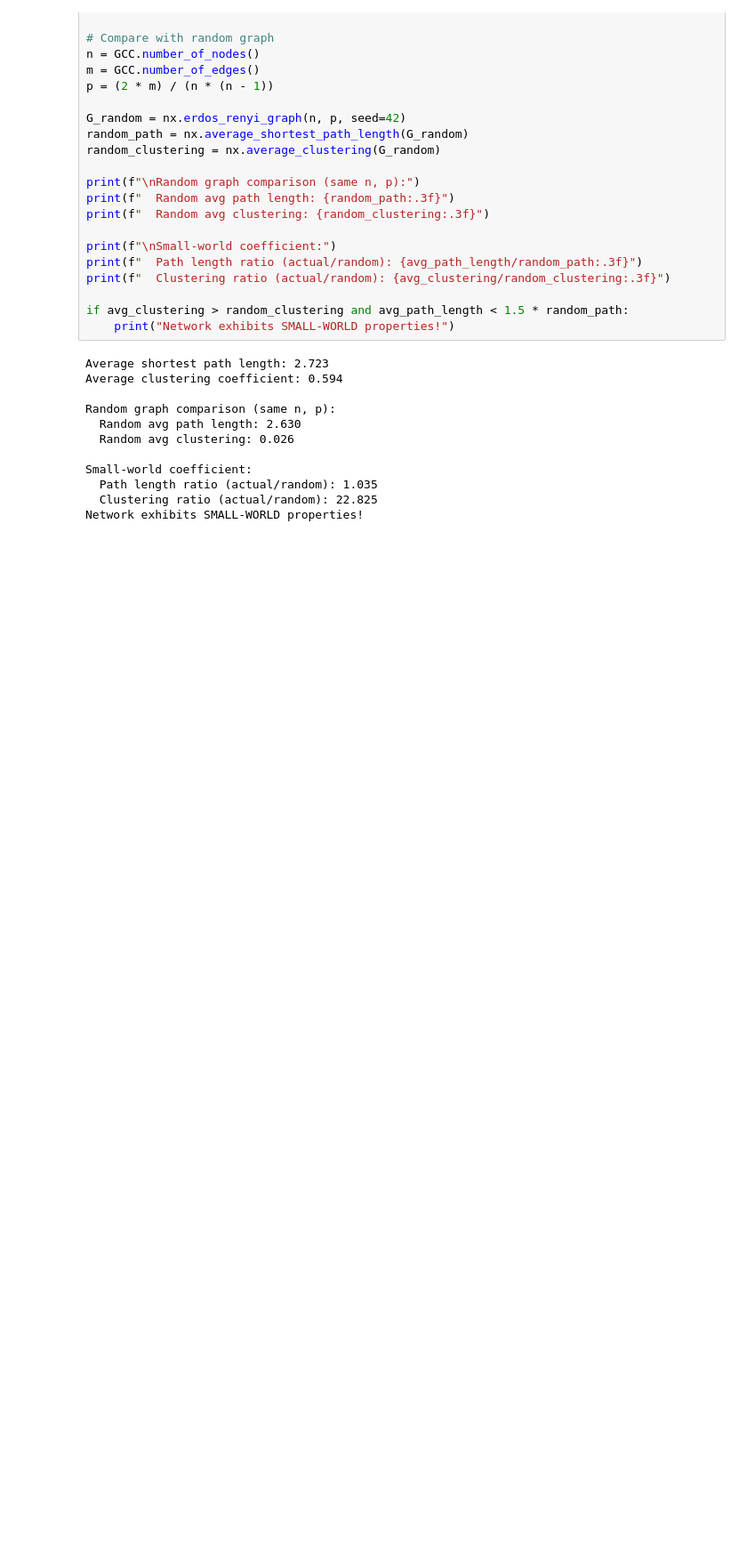
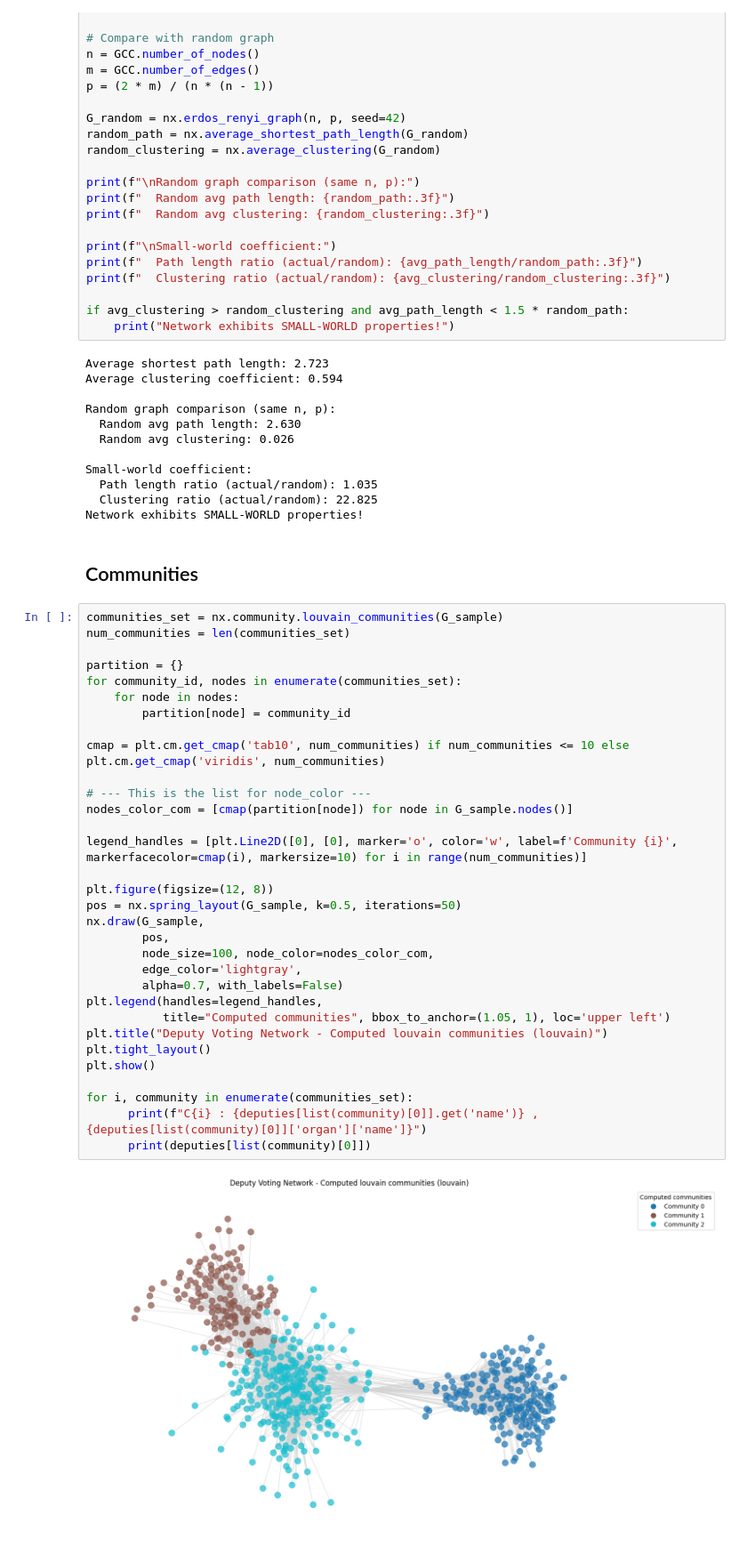
Before and after one commit to PierreHollebeque/02805_SocialGraph_Project, a Jupyter notebook: graph_construction.ipynb, the cells around one changed output. Shown at 89% size. Saved outputs shown, nothing was run; the diff lists cells and outputs as text; blank space fills up the shorter version.

Commit message:
c'est pas propre mais on a les commu comparées aux partis

```diff
--- a/graph_construction.ipynb
+++ b/graph_construction.ipynb
@@ -516,3 +516,39 @@ Small-world coefficient:
   Path length ratio (actual/random): 1.035
   Clustering ratio (actual/random): 22.825
 Network exhibits SMALL-WORLD properties!
+# %% [markdown]
+## Communities
+# %%
+communities_set = nx.community.louvain_communities(G_sample)
+num_communities = len(communities_set)
+
+partition = {}
+for community_id, nodes in enumerate(communities_set):
+    for node in nodes:
+        partition[node] = community_id
+
+cmap = plt.cm.get_cmap('tab10', num_communities) if num_communities <= 10 else plt.cm.get_cmap('viridis', num_communities)
+
+# --- This is the list for node_color ---
+nodes_color_com = [cmap(partition[node]) for node in G_sample.nodes()]
+
+legend_handles = [plt.Line2D([0], [0], marker='o', color='w', label=f'Community {i}', markerfacecolor=cmap(i), markersize=10) for i in range(num_communities)]
+
+plt.figure(figsize=(12, 8))
+pos = nx.spring_layout(G_sample, k=0.5, iterations=50)
+nx.draw(G_sample,
+        pos,
+        node_size=100, node_color=nodes_color_com,
+        edge_color='lightgray',
+        alpha=0.7, with_labels=False)
+plt.legend(handles=legend_handles,
+           title="Computed communities", bbox_to_anchor=(1.05, 1), loc='upper left')
+plt.title("Deputy Voting Network - Computed louvain communities (louvain)")
+plt.tight_layout()
+plt.show()
+
+for i, community in enumerate(communities_set):
+      print(f"C{i} : {deputies[list(community)[0]].get('name')} , {deputies[list(community)[0]]['organ']['name']}")
+      print(deputies[list(community)[0]])
+# %% [output]
+[figure, added]
```
Also changed, not shown: parts of 8 cells of this notebook.
